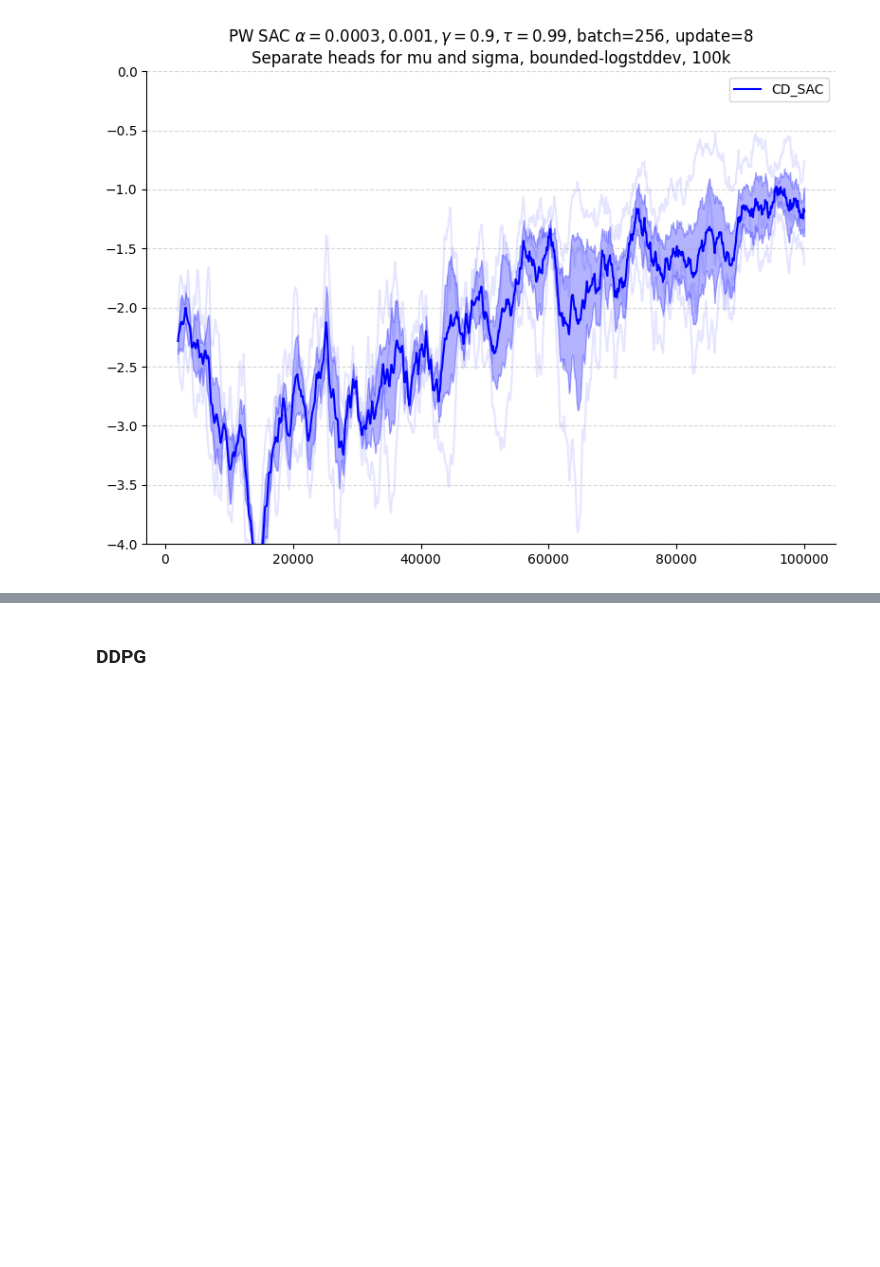
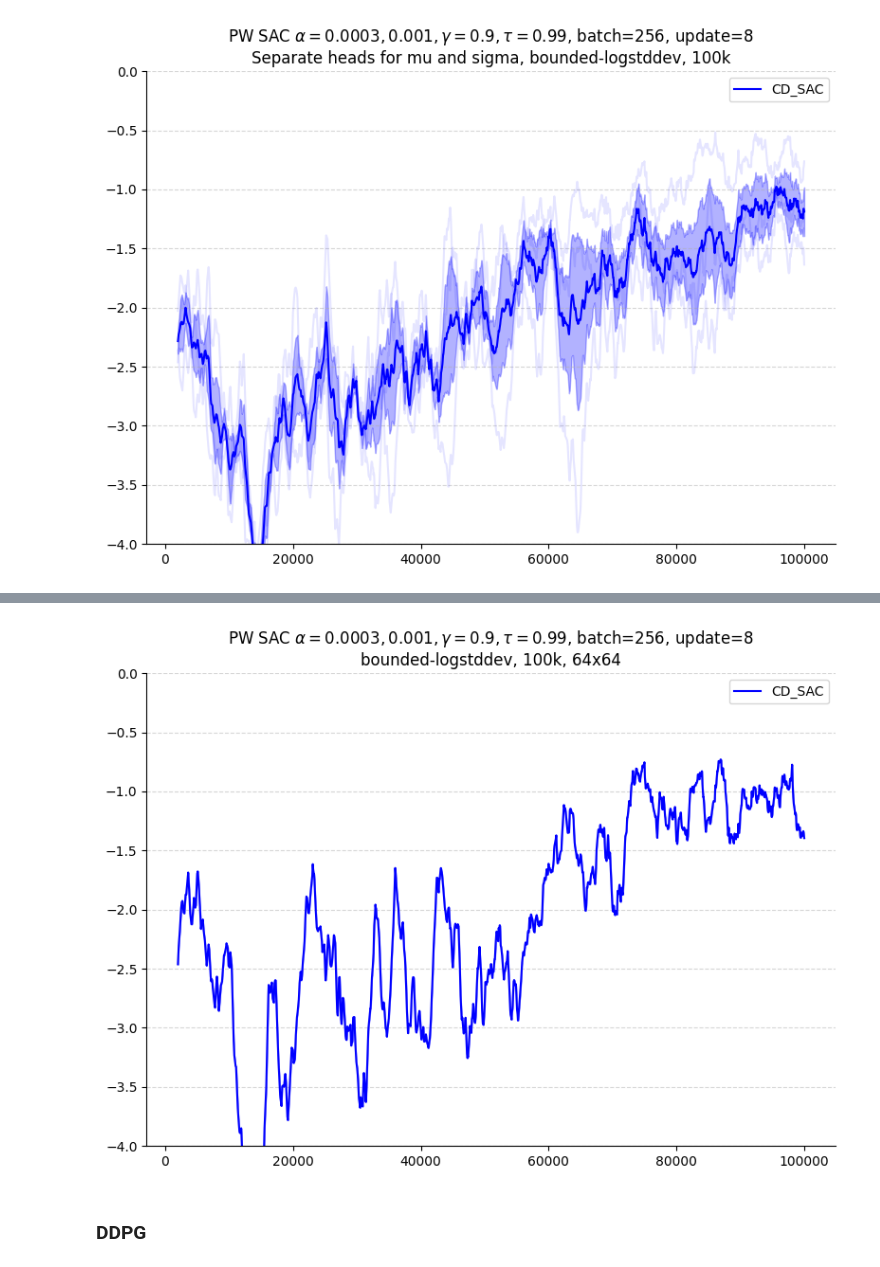
Before and after one commit to abhisheknaik96/continuing-rl-exps, a Jupyter notebook: notebooks/SAC.ipynb, the cells around one changed output, grey strips where cells are left out. Drawn from its saved outputs; the diff is of its cells as text; code cells hidden in the pictures; blank space fills up the shorter version.

```diff
--- a/notebooks/SAC.ipynb
+++ b/notebooks/SAC.ipynb
@@ -516,3 +495,12 @@ plot_learning_curve(filenames, item='reward', window=2000, ylims=(-4, 0),
+# %%
+filenames = [('../results/test_exp/', 'puckworld_cont_DiscSAC_0.0003_0.001_batch256_update8_tau0.99_100k_64x64_0.npy'),]
+
+plot_learning_curve(filenames, item='reward', window=2000, ylims=(-4, 0),
+                    title=r'PW SAC $\alpha=0.0003, 0.001, \gamma=0.9, \tau=0.99$, batch=256, update=8' +
+                    '\nbounded-logstddev, 100k, 64x64',
+                    final=False, plot_all_runs=True,)
+# %% [output]
+[figure, added]
 # %% [markdown]
 ### DDPG
 # %%
```
Also changed, not shown: parts of 8 cells of this notebook, 3 other files.
